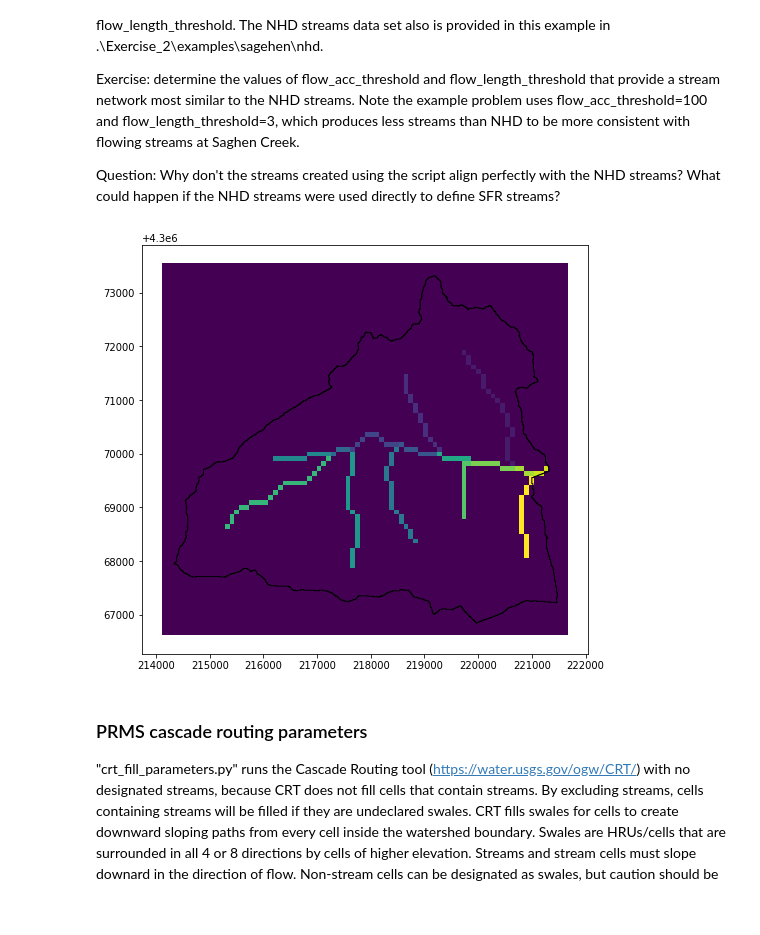
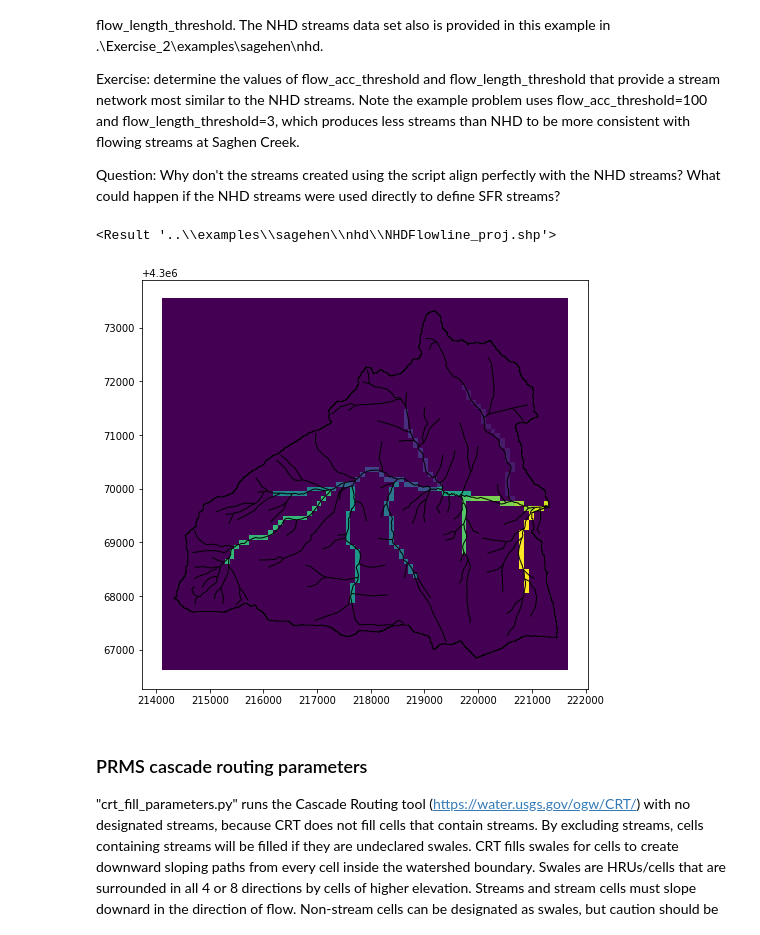
Before and after one commit to rniswon/gsflowID2447_classrepo, a Jupyter notebook: exercises/saghen_prms/notebook/gsflow_sagehen.ipynb, the cells around one changed output. Saved outputs shown, nothing was run; the diff lists cells and outputs as text; code cells hidden in the pictures.

Commit message:
more on plots

```diff
--- a/exercises/saghen_prms/notebook/gsflow_sagehen.ipynb
+++ b/exercises/saghen_prms/notebook/gsflow_sagehen.ipynb
@@ -179,19 +179,36 @@ Resolution of the stream network is determined using two parameters that are set
 Exercise: determine the values of flow_acc_threshold and flow_length_threshold that provide a stream network most similar to the NHD streams. Note the example problem uses flow_acc_threshold=100 and flow_length_threshold=3, which produces less streams than NHD to be more consistent with flowing streams at Saghen Creek.
 
 Question: Why don't the streams created using the script align perfectly with the NHD streams? What could happen if the NHD streams were used directly to define SFR streams?
+# %%
+# input data is in NAD 1983 UTM Zone 11N coordinate system
+input_features = r"..\examples\sagehen\nhd\NHDFlowline.shp"
+
+# output data
+output_feature_class = r"..\examples\sagehen\nhd\NHDFlowline_proj.shp"
+
+# create a spatial reference object for the output coordinate system
+out_coordinate_system = arcpy.SpatialReference('NAD 1983 UTM Zone 11N')
+
+# run the tool
+arcpy.Project_management(input_features, output_feature_class, out_coordinate_system)
+# %% [output]
+<Result '..\\examples\\sagehen\\nhd\\NHDFlowline_proj.shp'>
 # %%
 fig, ax = plt.subplots()
 ax.set_aspect('equal')
 fn1=r"..\examples\sagehen\shapefiles\watershed_proj.shp"
 fn2=r"..\examples\sagehen\hru_params\hru_params.shp"
+fn3=r"..\examples\sagehen\nhd\NHDFlowline_proj.shp"
 boundary=geopandas.read_file(fn1)
 streams=geopandas.read_file(fn2)
+nhd=geopandas.read_file(fn3)
 plt.rcParams["figure.figsize"] = (8,8)
 streams.plot(column='ISEG',ax=ax, edgecolor='none', linewidth=1.0)
 boundary.plot(ax=ax,color='none', edgecolor='black', linewidth=1.0)
+nhd.plot(ax=ax,color='none', edgecolor='black', linewidth=1.0)
 plt.show()
 # %% [output]
-[figure, old version]
+[figure, new version]
 # %% [markdown]
 ### PRMS cascade routing parameters
 "crt_fill_parameters.py" runs the Cascade Routing tool (https://water.usgs.gov/ogw/CRT/) with no designated streams, because CRT does not fill cells that contain streams. By excluding streams, cells containing streams will be filled if they are undeclared swales. CRT fills swales for cells to create downward sloping paths from every cell inside the watershed boundary. Swales are HRUs/cells that are surrounded in all 4 or 8 directions by cells of higher elevation. Streams and stream cells must slope downard in the direction of flow. Non-stream cells can be designated as swales, but caution should be used as no lateral flow can occur out of a swale. Also, note that there cannot be swales for cascades used for routing flow through PRMS groundwater flow reservoirs (GWRs). A swale cell (in the case of an endorheic basin or the like) would need the HRU id of a nearby cell to use for its GWR.
```
